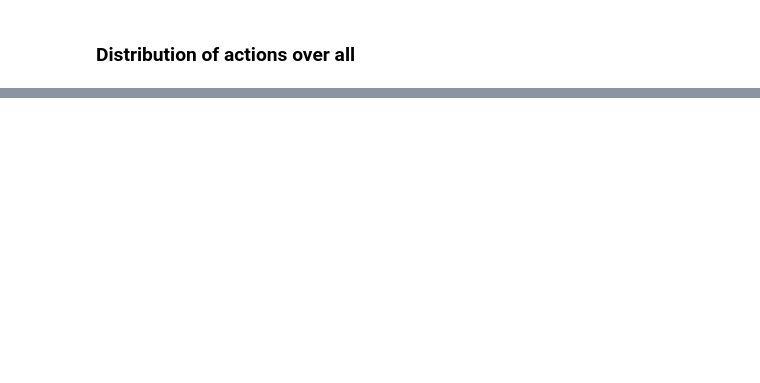
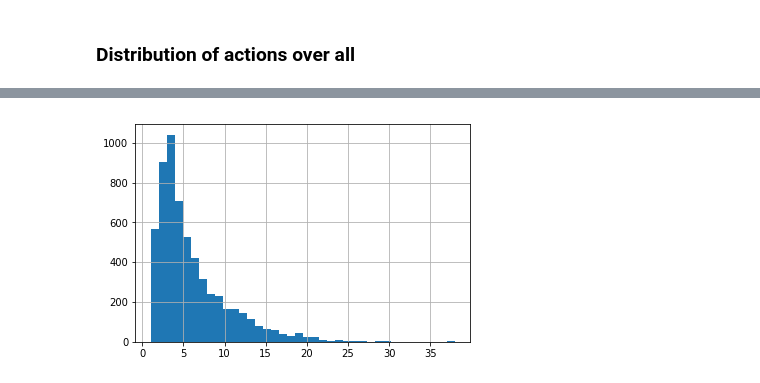
Before and after one commit to kwalcock/WikiHopFR, a Jupyter notebook: notebooks/Benchmark Analysis.ipynb, the cells around one changed output, grey strips where cells are left out. Cells and saved outputs as stored; diff of their text form; code cells hidden in the pictures; blank space fills up the shorter version.

```diff
--- a/notebooks/Benchmark Analysis.ipynb
+++ b/notebooks/Benchmark Analysis.ipynb
@@ -63,0 +135,5 @@ dtype: int64
+# %%
+f.papersRead.hist(bins=f.papersRead.max())
+plt.show()
+# %% [output]
+[figure, added]
```
Also changed, not shown: parts of 21 cells of this notebook.
